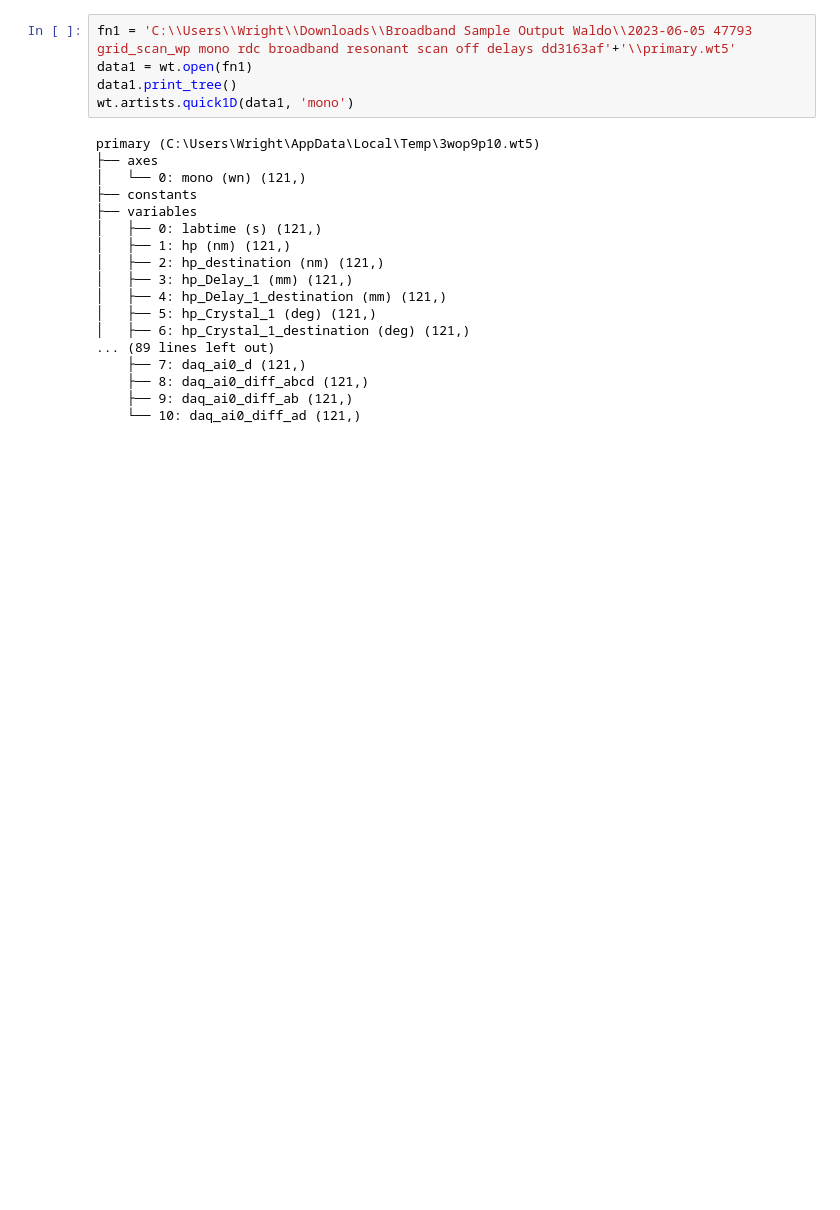
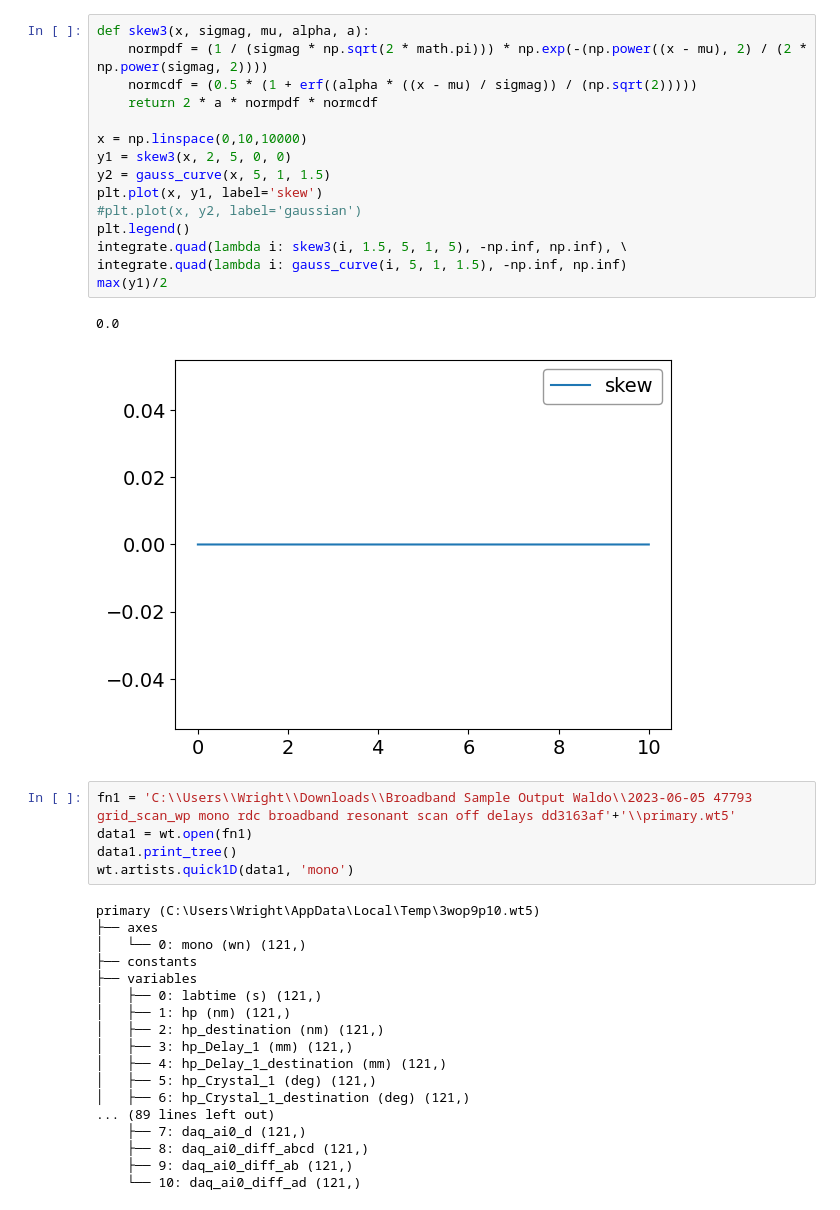
Before and after one commit to pcruzparri/Misc, a Jupyter notebook: jupyter_notebooks/FWHM-1D.ipynb, the cells around one changed output. Cells and saved outputs as stored; diff of their text form; blank space fills up the shorter version.

```diff
--- a/jupyter_notebooks/FWHM-1D.ipynb
+++ b/jupyter_notebooks/FWHM-1D.ipynb
@@ -23,3 +26,21 @@ def skew(x, mu, a, sigmag, alpha, c):
+# %%
+def skew3(x, sigmag, mu, alpha, a):
+    normpdf = (1 / (sigmag * np.sqrt(2 * math.pi))) * np.exp(-(np.power((x - mu), 2) / (2 * np.power(sigmag, 2))))
+    normcdf = (0.5 * (1 + erf((alpha * ((x - mu) / sigmag)) / (np.sqrt(2)))))
+    return 2 * a * normpdf * normcdf
+
+x = np.linspace(0,10,10000)
+y1 = skew3(x, 2, 5, 0, 0)
+y2 = gauss_curve(x, 5, 1, 1.5)
+plt.plot(x, y1, label='skew')
+#plt.plot(x, y2, label='gaussian')
+plt.legend()
+integrate.quad(lambda i: skew3(i, 1.5, 5, 1, 5), -np.inf, np.inf), \
+integrate.quad(lambda i: gauss_curve(i, 5, 1, 1.5), -np.inf, np.inf)
+max(y1)/2
+# %% [output]
+0.0
+[figure, added]
 # %%
 fn1 = 'C:\\Users\\Wright\\Downloads\\Broadband Sample Output Waldo\\2023-06-05 47793 grid_scan_wp mono rdc broadband resonant scan off delays dd3163af'+'\\primary.wt5'
 data1 = wt.open(fn1)
```
Also changed, not shown: parts of 1 cell of this notebook, 3 other files.
